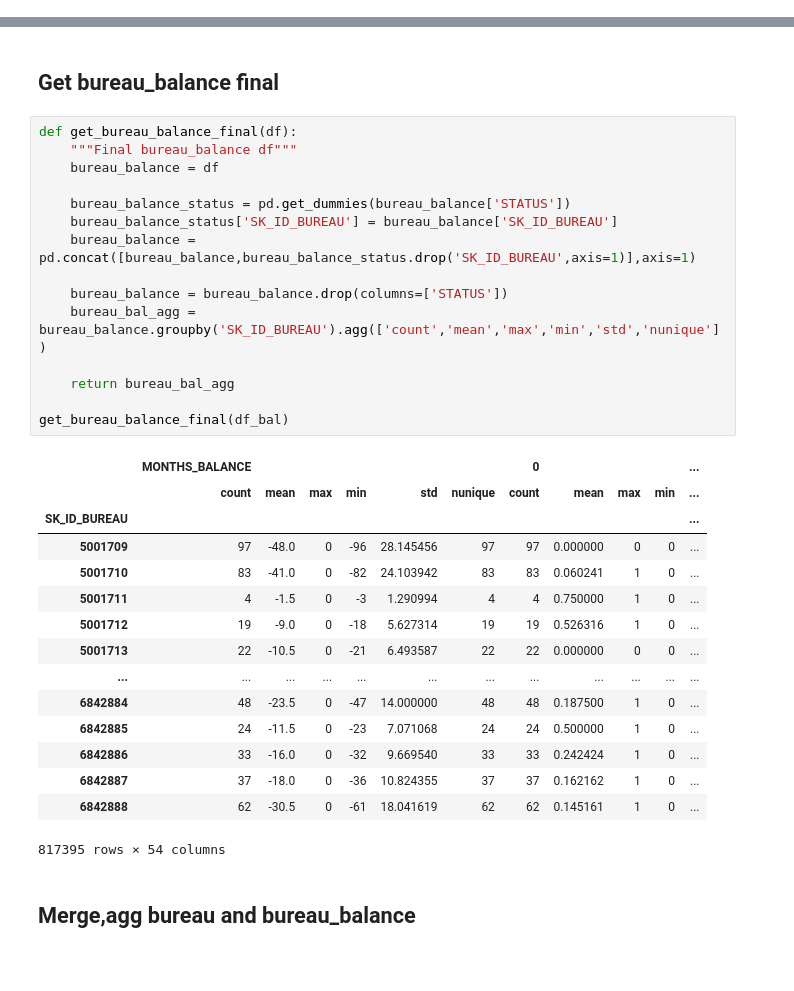
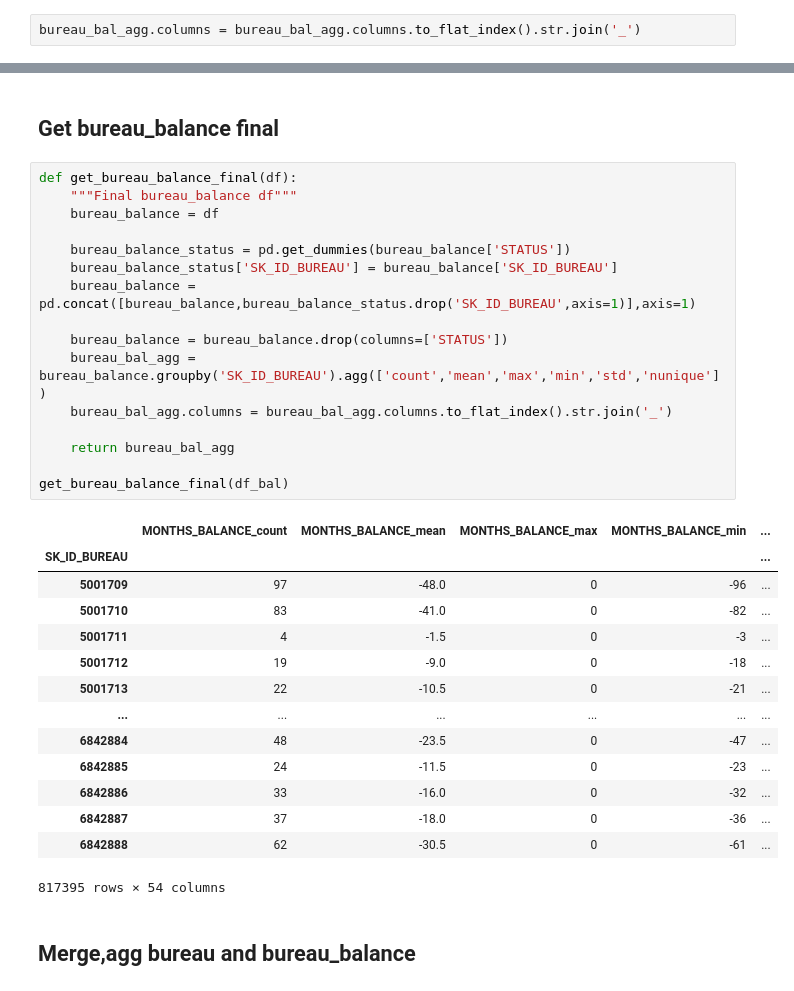
Before and after one commit to chris14jan/hcdr, a Jupyter notebook: notebooks/bureau_eda_feature_eng.ipynb, the cells around one changed output, grey strips where cells are left out. Drawn from its saved outputs; the diff is of its cells as text; blank space fills up the shorter version.

Commit message:
finalized bureau functions

```diff
--- a/notebooks/bureau_eda_feature_eng.ipynb
+++ b/notebooks/bureau_eda_feature_eng.ipynb
@@ -215,0 +218,2 @@ bureau_bal_agg = bureau_balance.groupby('SK_ID_BUREAU').agg(['count','mean','max
+# %%
+bureau_bal_agg.columns = bureau_bal_agg.columns.to_flat_index().str.join('_')
@@ -471,33 +496,33 @@ get_bureau_final(df)
 # %%
 def get_bureau_balance_final(df):
     """Final bureau_balance df"""
     bureau_balance = df
 
     bureau_balance_status = pd.get_dummies(bureau_balance['STATUS'])
     bureau_balance_status['SK_ID_BUREAU'] = bureau_balance['SK_ID_BUREAU']
     bureau_balance = pd.concat([bureau_balance,bureau_balance_status.drop('SK_ID_BUREAU',axis=1)],axis=1)
 
     bureau_balance = bureau_balance.drop(columns=['STATUS'])
     bureau_bal_agg = bureau_balance.groupby('SK_ID_BUREAU').agg(['count','mean','max','min','std','nunique'])
+    bureau_bal_agg.columns = bureau_bal_agg.columns.to_flat_index().str.join('_')
 
     return bureau_bal_agg
 
 get_bureau_balance_final(df_bal)
 # %% [output]
-|  | MONTHS_BALANCE |  |  |  |  |  | 0 |  |  |  | ... |
-|  | count | mean | max | min | std | nunique | count | mean | max | min | ... |
-| SK_ID_BUREAU |  |  |  |  |  |  |  |  |  |  | ... |
-| 5001709 | 97 | -48.0 | 0 | -96 | 28.145456 | 97 | 97 | 0.000000 | 0 | 0 | ... |
-| 5001710 | 83 | -41.0 | 0 | -82 | 24.103942 | 83 | 83 | 0.060241 | 1 | 0 | ... |
-| 5001711 | 4 | -1.5 | 0 | -3 | 1.290994 | 4 | 4 | 0.750000 | 1 | 0 | ... |
-| 5001712 | 19 | -9.0 | 0 | -18 | 5.627314 | 19 | 19 | 0.526316 | 1 | 0 | ... |
-| 5001713 | 22 | -10.5 | 0 | -21 | 6.493587 | 22 | 22 | 0.000000 | 0 | 0 | ... |
-| ... | ... | ... | ... | ... | ... | ... | ... | ... | ... | ... | ... |
-| 6842884 | 48 | -23.5 | 0 | -47 | 14.000000 | 48 | 48 | 0.187500 | 1 | 0 | ... |
-| 6842885 | 24 | -11.5 | 0 | -23 | 7.071068 | 24 | 24 | 0.500000 | 1 | 0 | ... |
-| 6842886 | 33 | -16.0 | 0 | -32 | 9.669540 | 33 | 33 | 0.242424 | 1 | 0 | ... |
-| 6842887 | 37 | -18.0 | 0 | -36 | 10.824355 | 37 | 37 | 0.162162 | 1 | 0 | ... |
-| 6842888 | 62 | -30.5 | 0 | -61 | 18.041619 | 62 | 62 | 0.145161 | 1 | 0 | ... |
+|  | MONTHS_BALANCE_count | MONTHS_BALANCE_mean | MONTHS_BALANCE_max | MONTHS_BALANCE_min | ... |
+| SK_ID_BUREAU |  |  |  |  | ... |
+| 5001709 | 97 | -48.0 | 0 | -96 | ... |
+| 5001710 | 83 | -41.0 | 0 | -82 | ... |
+| 5001711 | 4 | -1.5 | 0 | -3 | ... |
+| 5001712 | 19 | -9.0 | 0 | -18 | ... |
+| 5001713 | 22 | -10.5 | 0 | -21 | ... |
+| ... | ... | ... | ... | ... | ... |
+| 6842884 | 48 | -23.5 | 0 | -47 | ... |
+| 6842885 | 24 | -11.5 | 0 | -23 | ... |
+| 6842886 | 33 | -16.0 | 0 | -32 | ... |
+| 6842887 | 37 | -18.0 | 0 | -36 | ... |
+| 6842888 | 62 | -30.5 | 0 | -61 | ... |
 817395 rows × 54 columns
 # %% [markdown]
 ## Merge,agg bureau and bureau_balance
```
Also changed, not shown: parts of 5 cells of this notebook, 2 other files.
